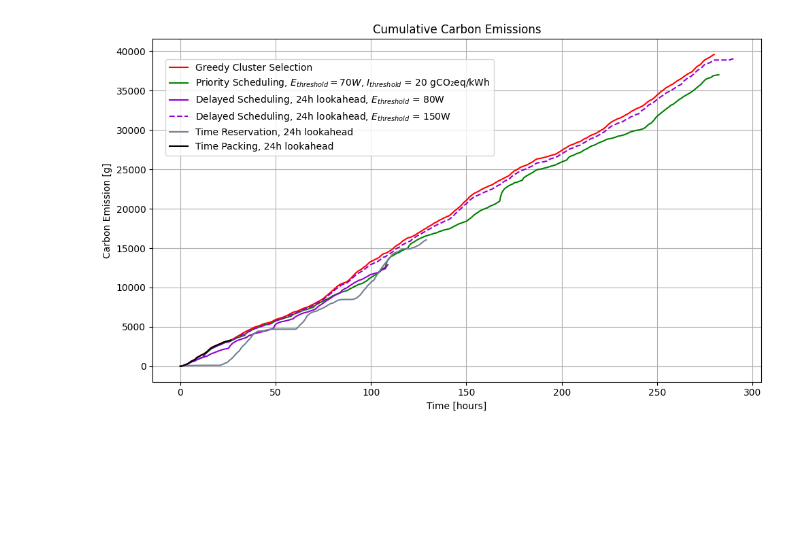
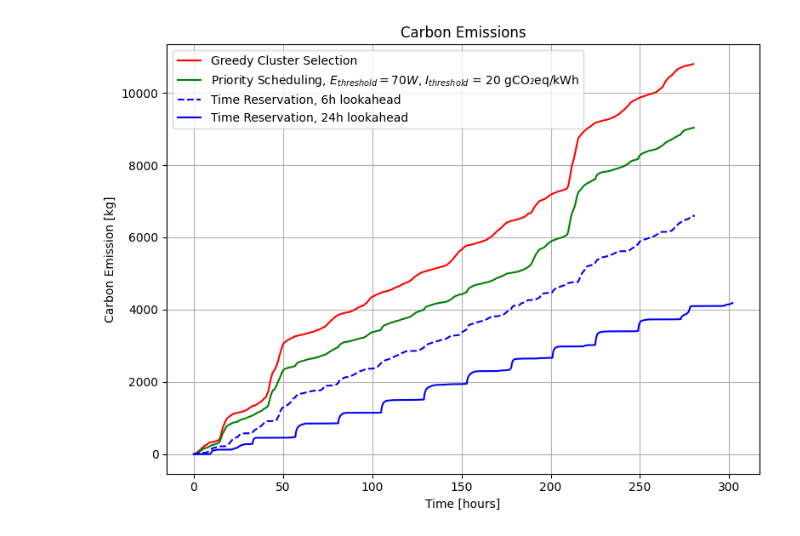
Before and after one commit to johankristianss/carbonsim, a Jupyter notebook: notebooks/AlgComparison.ipynb, the cells around one changed output. Drawn from its saved outputs; the diff is of its cells as text; code cells hidden in the pictures; blank space fills up the shorter version.

```diff
--- a/notebooks/AlgComparison.ipynb
+++ b/notebooks/AlgComparison.ipynb
@@ -19,55 +19,69 @@ greedy_binpack_df_emission = pd.read_csv(dir + '/greedy_binpack/scheduler.csv')
 greedy_binpack_df_emission['hours'] = greedy_binpack_df_emission['tick'] / 3600
 greedy_binpack_df_emission['cumulative_emission'] = greedy_binpack_df_emission['cumulative_emission']
 
-delay_150_df_emission = pd.read_csv(dir + '/delay_150/scheduler.csv')
-delay_150_df_emission['hours'] = delay_150_df_emission['tick'] / 3600
-delay_150_df_emission['cumulative_emission'] = delay_150_df_emission['cumulative_emission']
+#delay_150_df_emission = pd.read_csv(dir + '/delay_150/scheduler.csv')
+#delay_150_df_emission['hours'] = delay_150_df_emission['tick'] / 3600
+#delay_150_df_emission['cumulative_emission'] = delay_150_df_emission['cumulative_emission']
 
-delay_80_df_emission = pd.read_csv(dir + '/delay_80/scheduler.csv')
-delay_80_df_emission['hours'] = delay_80_df_emission['tick'] / 3600
-delay_80_df_emission['cumulative_emission'] = delay_80_df_emission['cumulative_emission']
+#delay_80_df_emission = pd.read_csv(dir + '/delay_80/scheduler.csv')
+#delay_80_df_emission['hours'] = delay_80_df_emission['tick'] / 3600
+#delay_80_df_emission['cumulative_emission'] = delay_80_df_emission['cumulative_emission']
 
 reservation_24h_df_emission = pd.read_csv(dir + '/reservation_24/scheduler.csv')
 reservation_24h_df_emission['hours'] = reservation_24h_df_emission['tick'] / 3600
 reservation_24h_df_emission['cumulative_emission'] = reservation_24h_df_emission['cumulative_emission']
 
-timepacking_24h_df_emission = pd.read_csv(dir + '/timepacking_24/scheduler.csv')
-timepacking_24h_df_emission['hours'] = timepacking_24h_df_emission['tick'] / 3600
-timepacking_24h_df_emission['cumulative_emission'] = timepacking_24h_df_emission['cumulative_emission']
+reservation_6h_df_emission = pd.read_csv(dir + '/reservation_6/scheduler.csv')
+#reservation_6h_df_emission = reservation_6h_df_emission[:36393]
+#reservation_6h_df_emission = reservation_6h_df_emission.iloc[:345930]
+reservation_6h_df_emission['hours'] = reservation_6h_df_emission['tick'] / 3600
+reservation_6h_df_emission['cumulative_emission'] = reservation_6h_df_emission['cumulative_emission']
+
+
+#timepacking_24h_df_emission = pd.read_csv(dir + '/timepacking_24/scheduler.csv')
+#timepacking_24h_df_emission['hours'] = timepacking_24h_df_emission['tick'] / 3600
+#timepacking_24h_df_emission['cumulative_emission'] = timepacking_24h_df_emission['cumulative_emission']
 
 # Create the plot
-fig, ax1 = plt.subplots(figsize=(10, 6))
+fig, ax1 = plt.subplots(figsize=(8, 6))
 
 # Plot cumulative emissions on the primary y-ais
 #ax1.plot(random_df_emission['hours'], random_df_emission['cumulative_emission'], label='Random', color='blue')
 ax1.plot(greedy_df_emission['hours'], greedy_df_emission['cumulative_emission'], label='Greedy Cluster Selection', color='red')
 ax1.plot(greedy_binpack_df_emission['hours'], greedy_binpack_df_emission['cumulative_emission'], label=r'Priority Scheduling, $E_{threshold} = 70W$, $I_{threshold}$ = 20 gCO₂eq/kWh', color='green')
-ax1.plot(delay_80_df_emission['hours'], delay_80_df_emission['cumulative_emission'], label='Delayed Scheduling, 24h lookahead, $E_{threshold}$ = 80W', color='darkviolet', linestyle='solid')
-ax1.plot(delay_150_df_emission['hours'], delay_150_df_emission['cumulative_emission'], label='Delayed Scheduling, 24h lookahead, $E_{threshold}$ = 150W', color='darkviolet', linestyle='dashed')
-ax1.plot(reservation_24h_df_emission['hours'], reservation_24h_df_emission['cumulative_emission'], label='Time Reservation, 24h lookahead', color='slategrey', linestyle='solid')
-ax1.plot(timepacking_24h_df_emission['hours'], timepacking_24h_df_emission['cumulative_emission'], label='Time Packing, 24h lookahead', color='black', linestyle='solid')
+#ax1.plot(delay_80_df_emission['hours'], delay_80_df_emission['cumulative_emission'], label='Delayed Scheduling, 24h lookahead, $E_{threshold}$ = 80W', color='darkviolet', linestyle='solid')
+#ax1.plot(delay_150_df_emission['hours'], delay_150_df_emission['cumulative_emission'], label='Delayed Scheduling, 24h lookahead, $E_{threshold}$ = 150W', color='darkviolet', linestyle='dashed')
+ax1.plot(reservation_6h_df_emission['hours'], reservation_6h_df_emission['cumulative_emission'], label='Time Reservation, 6h lookahead', color='blue', linestyle='dashed')
+ax1.plot(reservation_24h_df_emission['hours'], reservation_24h_df_emission['cumulative_emission'], label='Time Reservation, 24h lookahead', color='blue', linestyle='solid')
+
+#ax1.plot(timepacking_24h_df_emission['hours'], timepacking_24h_df_emission['cumulative_emission'], label='Time Packing, 24h lookahead', color='black', linestyle='solid')
 
 ax1.set_xlabel('Time [hours]')
-ax1.set_ylabel('Carbon Emission [g]', color='black')
+ax1.set_ylabel('Carbon Emission [kg]', color='black')
 ax1.tick_params(axis='y', labelcolor='black')
 
 # Add legends for both axes
-fig.legend(loc='upper left', bbox_to_anchor=(0.1, 0.9))
+#fig.legend(loc='upper left', bbox_to_anchor=(0.1, 0.9))
+#fig.legend(loc='upper left', bbox_to_anchor=(0.15, 0.85))
+plt.legend(loc='upper left')
 ax1.grid(True)
 
 #plt.xlim(230, 314)
 #plt.ylim(100000, 200000)
 
 #plt.xlim(0, 1)
 
 # Add a title
-plt.title('Cumulative Carbon Emissions')
+plt.title('Carbon Emissions')
+
+output_image_path = os.path.join("experiment1.png")
+plt.savefig(output_image_path, dpi=300, bbox_inches='tight')
 
 # Show the plot
 plt.tight_layout()
 #plt.yscale('log')
 plt.show()
 
 # 307 hours total run time greedy binpack, and 295 hours greedy
 # %% [output]
-[figure, old version]
+[figure, new version]
```
Also changed, not shown: parts of 1 cell of this notebook, 30 other files.
